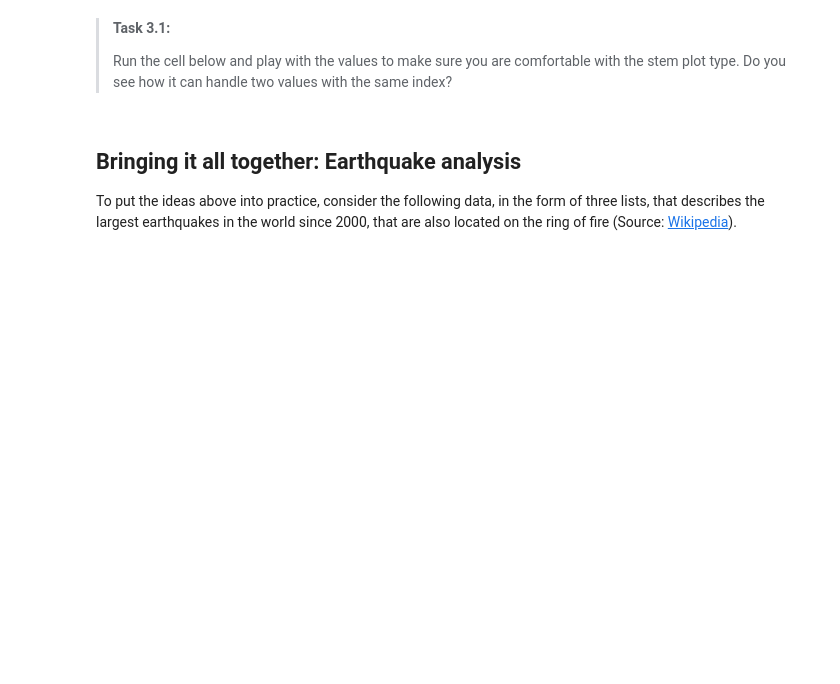
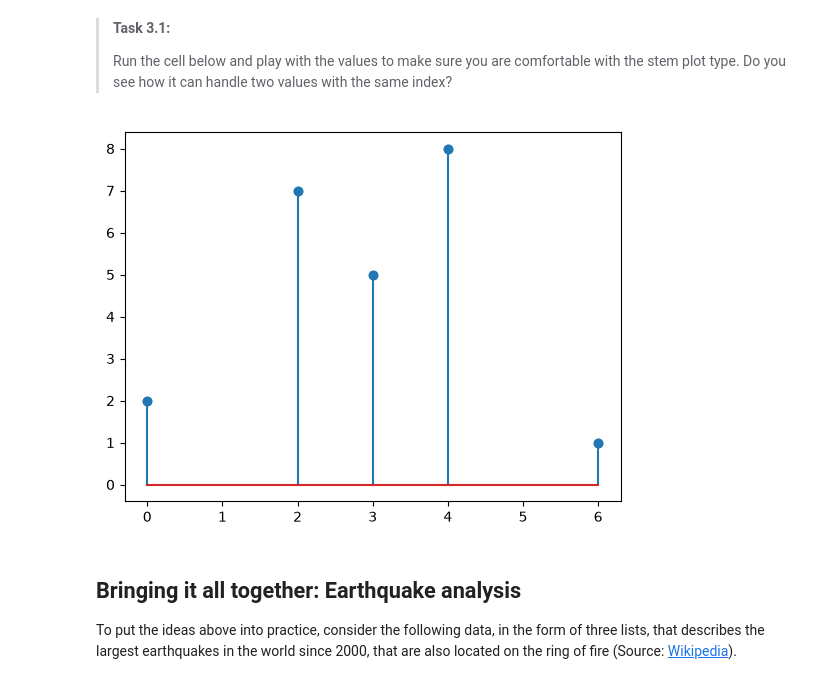
Before and after one commit to Tony-Davison/PA2.3, a Jupyter notebook: 3_stem_plots.ipynb, the cells around one changed output. Drawn from its saved outputs; the diff is of its cells as text; code cells hidden in the pictures; blank space fills up the shorter version.

```diff
--- a/3_stem_plots.ipynb
+++ b/3_stem_plots.ipynb
@@ -11,9 +11,11 @@ You have probably used the matplotlib plot types `plot`, `hist` and `scatter` fr
 > Run the cell below and play with the values to make sure you are comfortable with the stem plot type. Do you see how it can handle two values with the same index?
 # %%
 value = [2, 7, 5, 1, 8]
-index = [0, 2, 2, 6, 4]
+index = [0, 2, 3, 6, 4]
 plt.plot(index, value, 'o')
 plt.stem(index, value);
+# %% [output]
+[figure, added]
 # %% [markdown]
 ## Bringing it all together: Earthquake analysis
 
```
Also changed, not shown: parts of 2 cells of this notebook, 3 other files.
